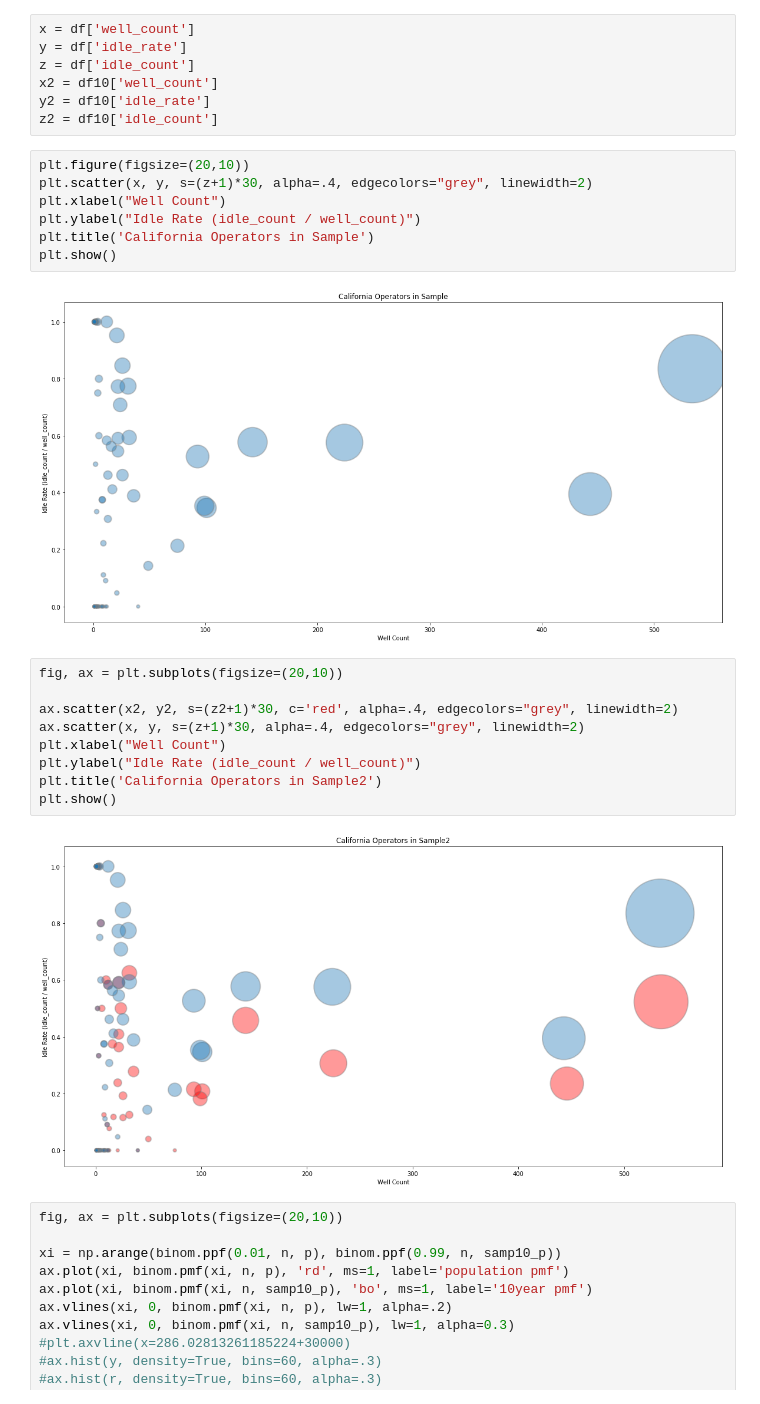
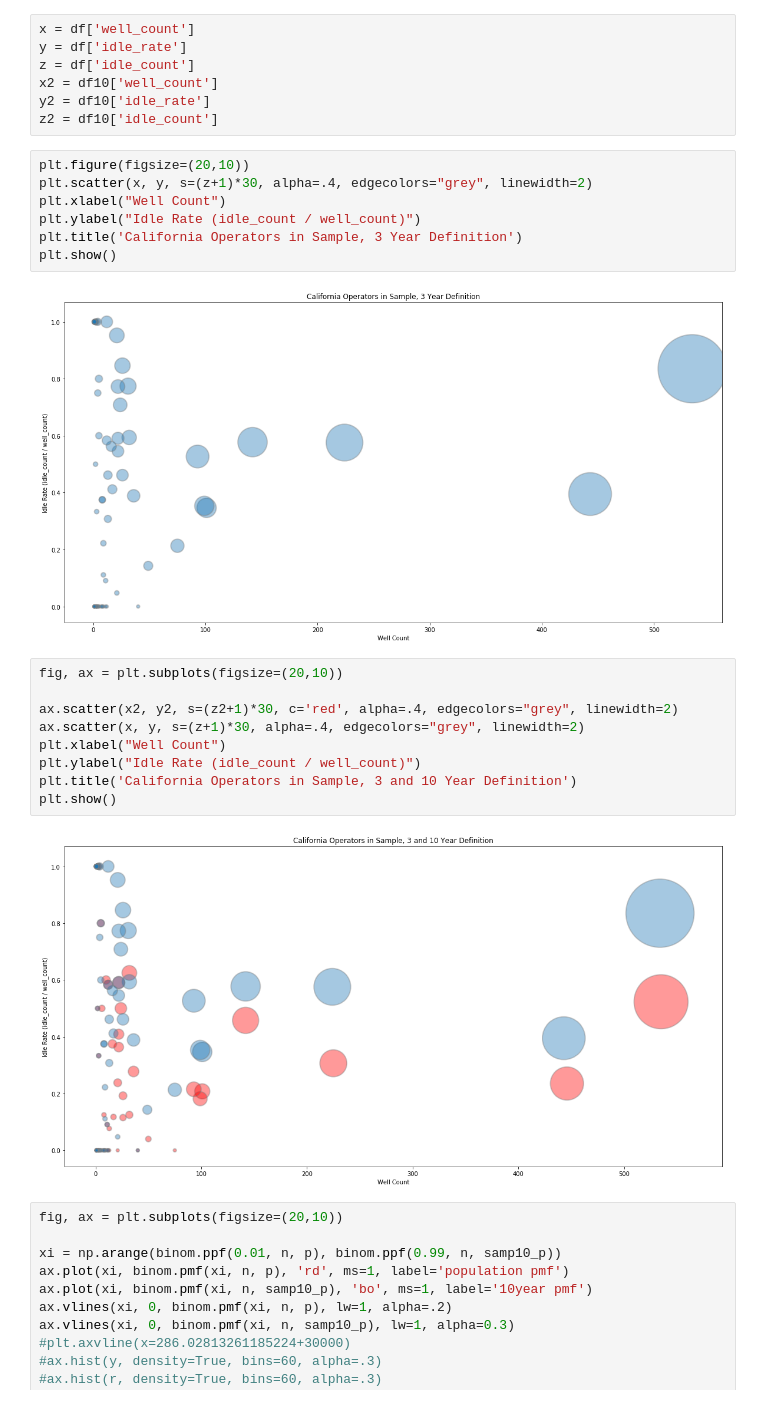
Before and after one commit to t-phill/data-doggr, a Jupyter notebook: src/Jupyter Presentation.ipynb, the cells around one changed output. Cells and saved outputs as stored; diff of their text form.

```diff
--- a/src/Jupyter Presentation.ipynb
+++ b/src/Jupyter Presentation.ipynb
@@ -239,21 +239,21 @@ plt.figure(figsize=(20,10))
 plt.scatter(x, y, s=(z+1)*30, alpha=.4, edgecolors="grey", linewidth=2)
 plt.xlabel("Well Count")
 plt.ylabel("Idle Rate (idle_count / well_count)")
-plt.title('California Operators in Sample')
+plt.title('California Operators in Sample, 3 Year Definition')
 plt.show()
 # %% [output]
-[figure, old version]
+[figure, new version]
 # %%
 fig, ax = plt.subplots(figsize=(20,10))
 
 ax.scatter(x2, y2, s=(z2+1)*30, c='red', alpha=.4, edgecolors="grey", linewidth=2)
 ax.scatter(x, y, s=(z+1)*30, alpha=.4, edgecolors="grey", linewidth=2)
 plt.xlabel("Well Count")
 plt.ylabel("Idle Rate (idle_count / well_count)")
-plt.title('California Operators in Sample2')
+plt.title('California Operators in Sample, 3 and 10 Year Definition')
 plt.show()
 # %% [output]
-[figure, old version]
+[figure, new version]
 # %%
 fig, ax = plt.subplots(figsize=(20,10))
 
```
